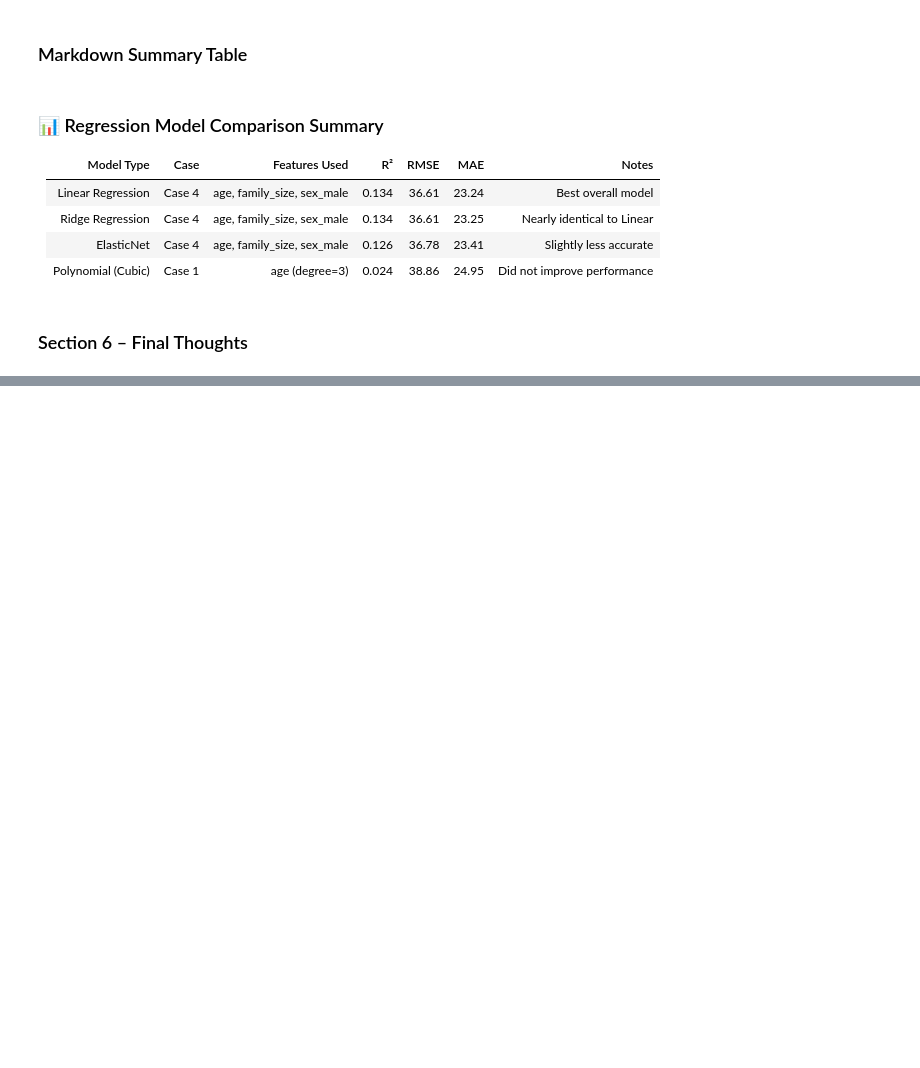
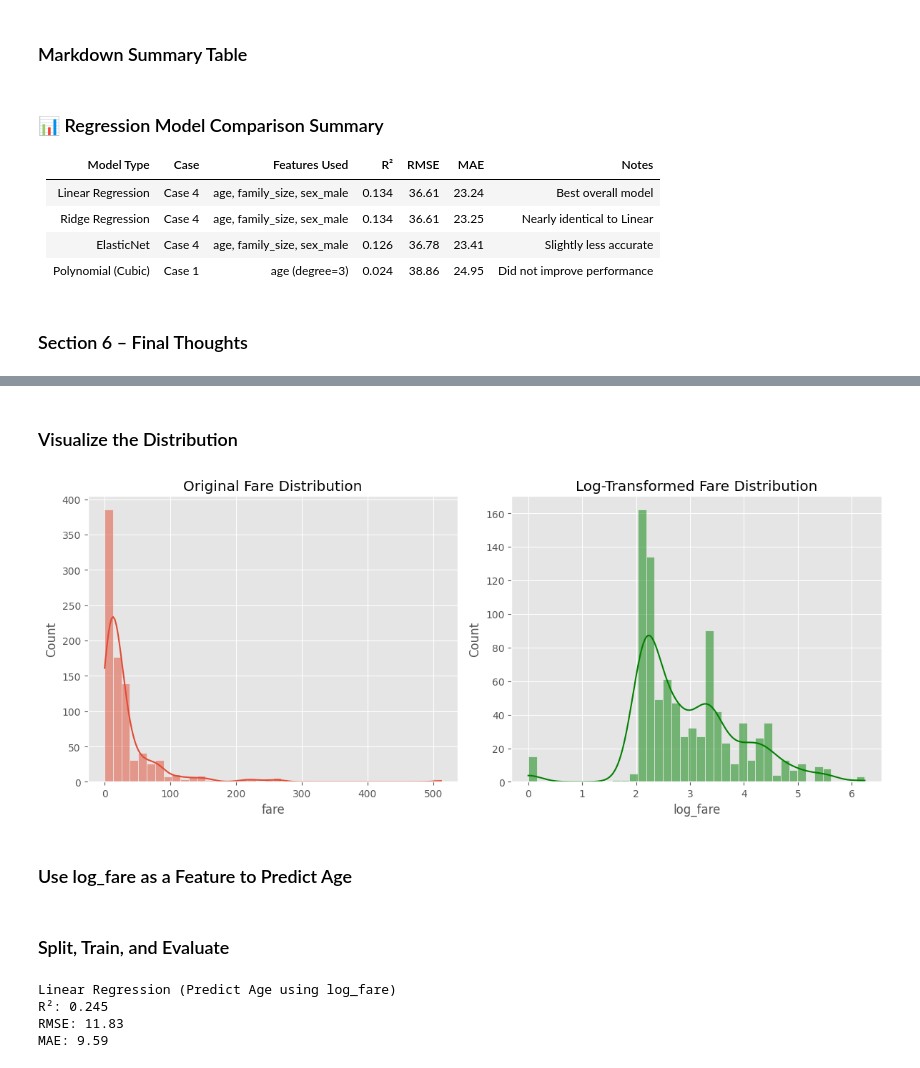
Before and after one commit to kersha0530/applied-ml-kersha, a Jupyter notebook: lab04/ml04_kbroussard.ipynb, the cells around one changed output, grey strips where cells are left out. Saved outputs shown, nothing was run; the diff lists cells and outputs as text; code cells hidden in the pictures; blank space fills up the shorter version.

```diff
--- a/lab04/ml04_kbroussard.ipynb
+++ b/lab04/ml04_kbroussard.ipynb
@@ -665,0 +753,25 @@ display(df_results)
+# %%
+titanic['log_fare'] = np.log1p(titanic['fare'])  # log1p(x) = log(1 + x)
+# %% [markdown]
+### Visualize the Distribution
+# %%
+import seaborn as sns
+import matplotlib.pyplot as plt
+
+# Before transformation
+plt.figure(figsize=(12, 5))
+plt.subplot(1, 2, 1)
+sns.histplot(titanic['fare'], kde=True, bins=40)
+plt.title("Original Fare Distribution")
+
+# After transformation
+plt.subplot(1, 2, 2)
+sns.histplot(titanic['log_fare'], kde=True, bins=40, color='green')
+plt.title("Log-Transformed Fare Distribution")
+
+plt.tight_layout()
+plt.show()
+# %% [output]
+[figure, added]
+# %% [markdown]
+### Use log_fare as a Feature to Predict Age
@@ -665,0 +786,20 @@ display(df_results)
+# %% [markdown]
+### Split, Train, and Evaluate
+# %%
+X_train_log, X_test_log, y_train_log, y_test_log = train_test_split(
+    X_age_log, y_age_log, test_size=0.2, random_state=42
+)
+
+lin_log = LinearRegression()
+lin_log.fit(X_train_log, y_train_log)
+y_pred_log = lin_log.predict(X_test_log)
+
+print("Linear Regression (Predict Age using log_fare)")
+print(f"R²: {r2_score(y_test_log, y_pred_log):.3f}")
+print(f"RMSE: {np.sqrt(mean_squared_error(y_test_log, y_pred_log)):.2f}")
+print(f"MAE: {mean_absolute_error(y_test_log, y_pred_log):.2f}")
+# %% [output]
+Linear Regression (Predict Age using log_fare)
+R²: 0.245
+RMSE: 11.83
+MAE: 9.59
```
Also changed, not shown: parts of 16 cells of this notebook.
